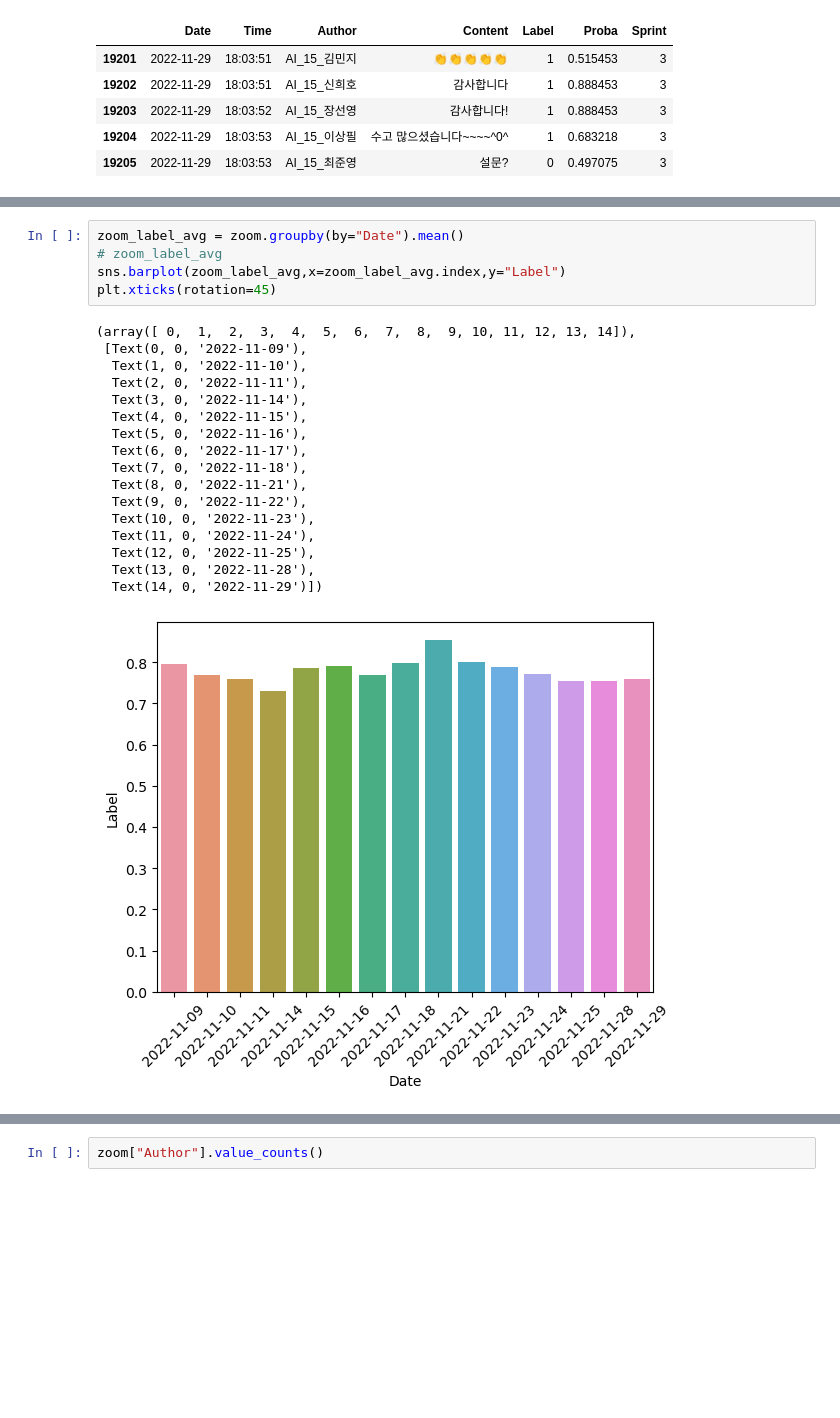
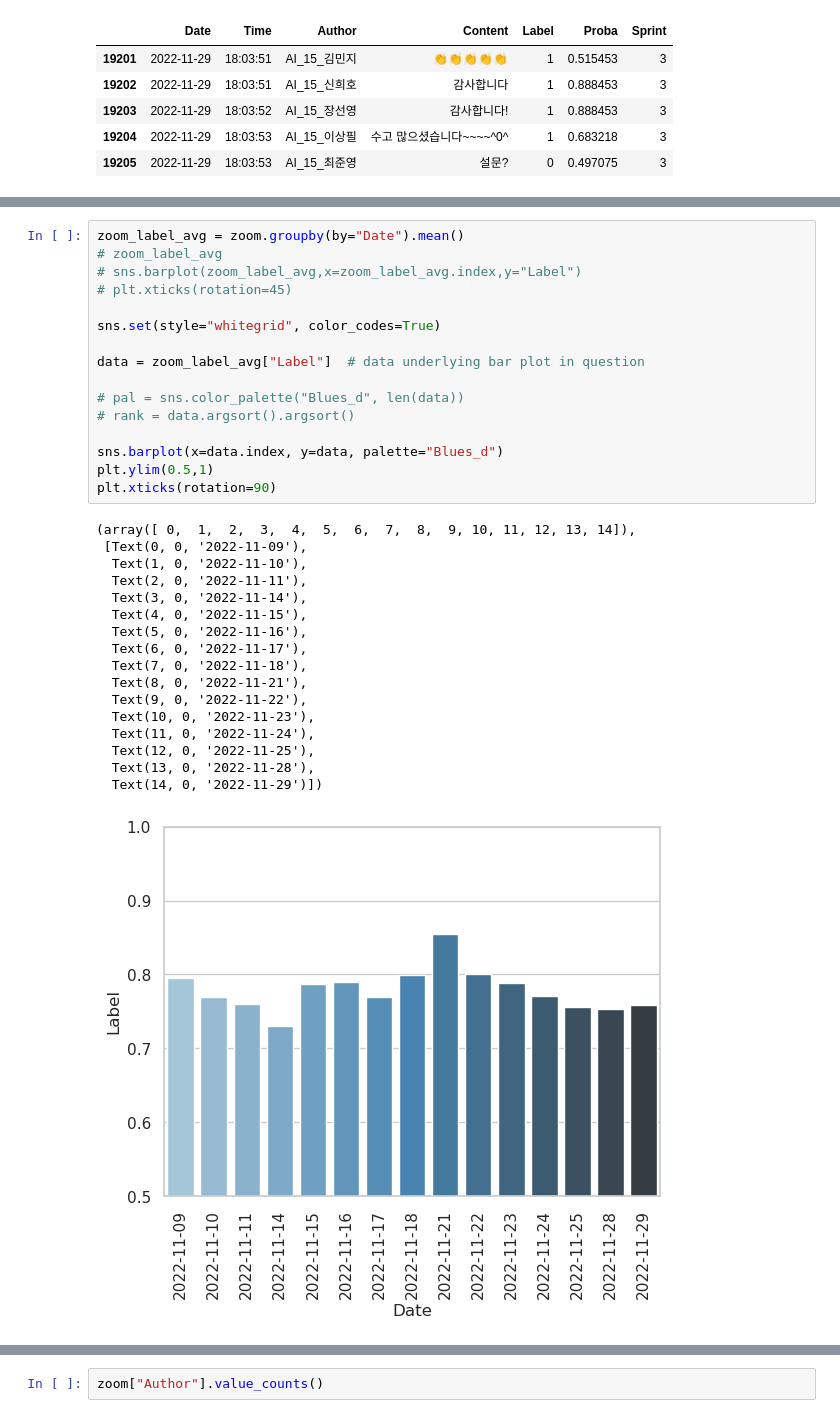
Before and after one commit to tes-b/project_4_Sentiment_analysis, a Jupyter notebook: analysis.ipynb, the cells around one changed output, grey strips where cells are left out. Cells and saved outputs as stored; diff of their text form; blank space fills up the shorter version.

```diff
--- a/analysis.ipynb
+++ b/analysis.ipynb
@@ -53,23 +62,34 @@ sns.barplot(zoom_sprint_avg, x=zoom_sprint_avg.index, y="Label")
 # %%
 zoom_label_avg = zoom.groupby(by="Date").mean()
 # zoom_label_avg
-sns.barplot(zoom_label_avg,x=zoom_label_avg.index,y="Label")
-plt.xticks(rotation=45)
+# sns.barplot(zoom_label_avg,x=zoom_label_avg.index,y="Label")
+# plt.xticks(rotation=45)
+
+sns.set(style="whitegrid", color_codes=True)
+
+data = zoom_label_avg["Label"]  # data underlying bar plot in question
+
+# pal = sns.color_palette("Blues_d", len(data))
+# rank = data.argsort().argsort()
+
+sns.barplot(x=data.index, y=data, palette="Blues_d")
+plt.ylim(0.5,1)
+plt.xticks(rotation=90)
 # %% [output]
 (array([ 0,  1,  2,  3,  4,  5,  6,  7,  8,  9, 10, 11, 12, 13, 14]),
  [Text(0, 0, '2022-11-09'),
   Text(1, 0, '2022-11-10'),
   Text(2, 0, '2022-11-11'),
   Text(3, 0, '2022-11-14'),
   Text(4, 0, '2022-11-15'),
   Text(5, 0, '2022-11-16'),
   Text(6, 0, '2022-11-17'),
   Text(7, 0, '2022-11-18'),
   Text(8, 0, '2022-11-21'),
   Text(9, 0, '2022-11-22'),
   Text(10, 0, '2022-11-23'),
   Text(11, 0, '2022-11-24'),
   Text(12, 0, '2022-11-25'),
   Text(13, 0, '2022-11-28'),
   Text(14, 0, '2022-11-29')])
-[figure, old version]
+[figure, new version]
```
Also changed, not shown: parts of 9 cells of this notebook, 1 other file.
